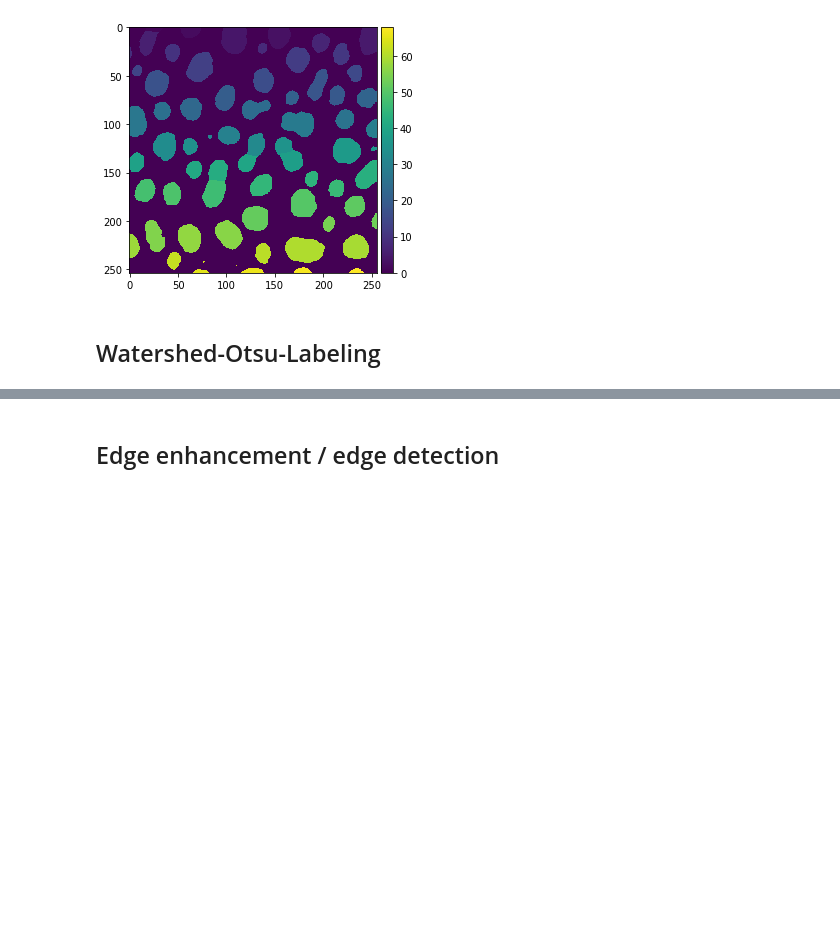
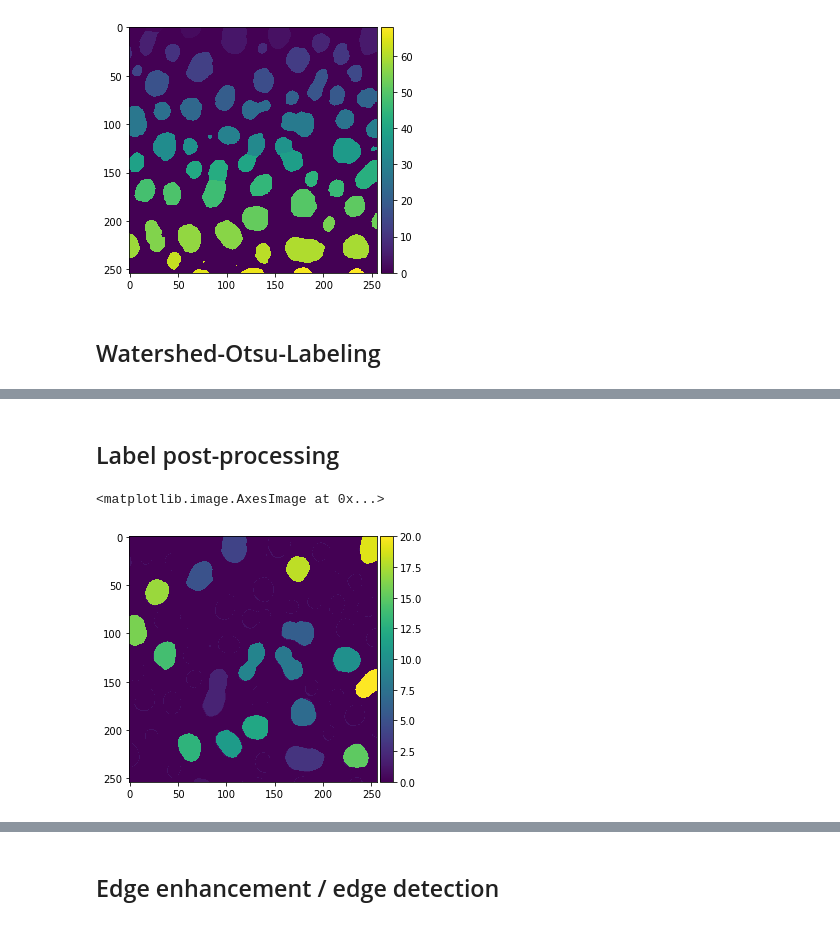
Before and after one commit to haesleinhuepf/napari-simpleitk-image-processing, a Jupyter notebook: docs/demo.ipynb, the cells around one changed output, grey strips where cells are left out. Saved outputs shown, nothing was run; the diff lists cells and outputs as text; code cells hidden in the pictures; blank space fills up the shorter version.

```diff
--- a/docs/demo.ipynb
+++ b/docs/demo.ipynb
@@ -80,5 +73,6 @@ Computing result took 0.06382131576538086
 
 ## Watershed-Otsu-Labeling
 # %%
-imshow(watershed_otsu_labeling(blobs))
+labels = watershed_otsu_labeling(blobs)
+imshow(labels)
 # %% [output]
@@ -87 +80,9 @@ Computing result took 0.09213089942932129
 [figure]
+# %% [markdown]
+## Label post-processing
+# %%
+from napari_simpleitk_image_processing import relabel_component
+imshow(relabel_component(labels, minimumObjectSize=450))
+# %% [output]
+<matplotlib.image.AxesImage at 0x...>
+[figure, added]
```
Also changed, not shown: parts of 30 cells of this notebook, 2 other files.
